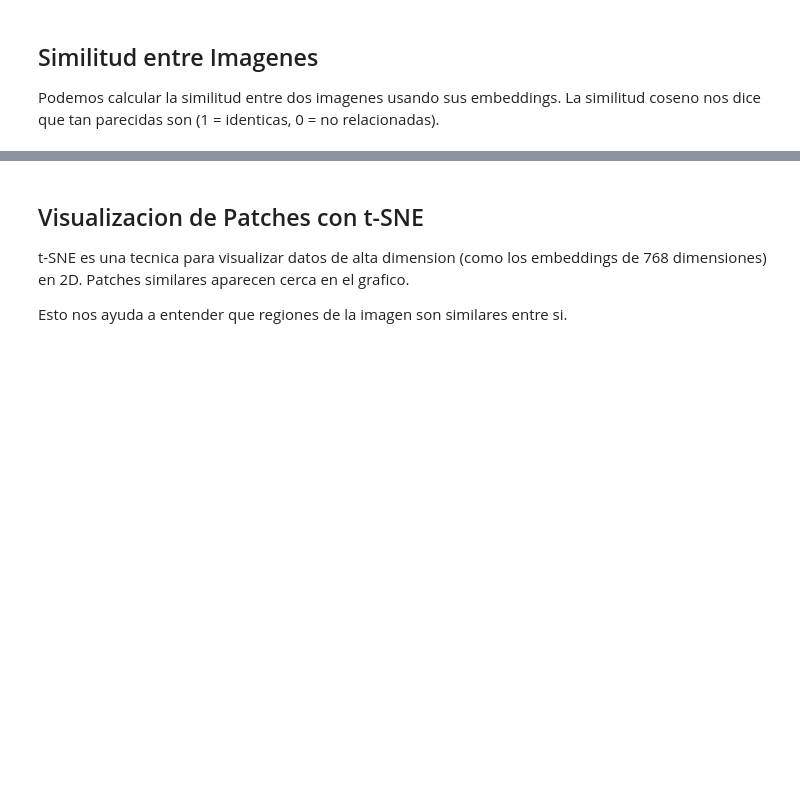
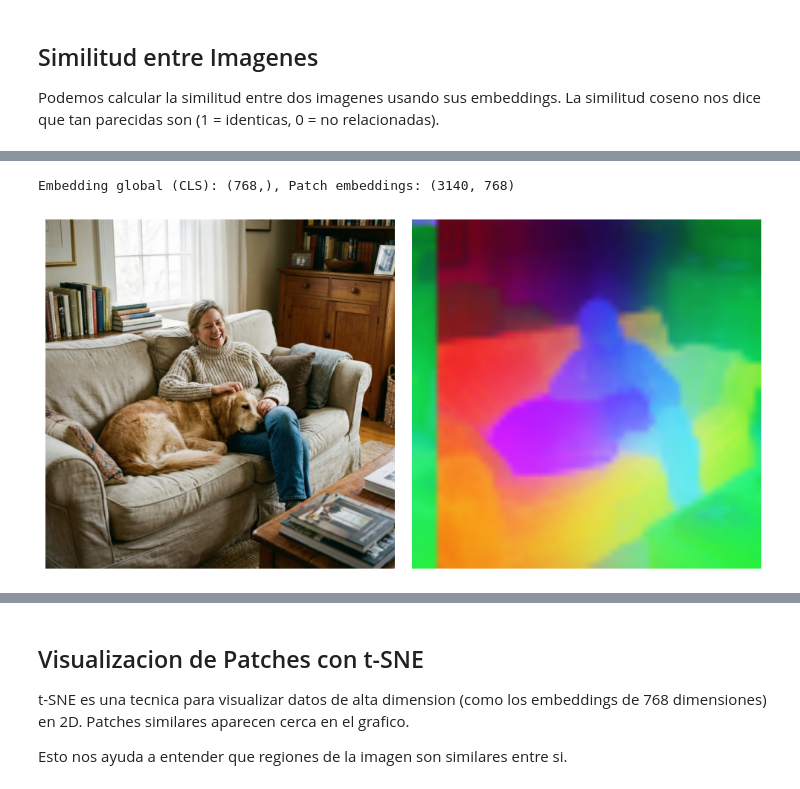
Before and after one commit to sergiovillanueva/Modelos_Fundacionales, a Jupyter notebook: 4_DINO.ipynb, the cells around one changed output, grey strips where cells are left out. Cells and saved outputs as stored; diff of their text form; code cells hidden in the pictures; blank space fills up the shorter version.

```diff
--- a/4_DINO.ipynb
+++ b/4_DINO.ipynb
@@ -256,0 +142,30 @@ Grid detectado: 10x20 = 200 parches (Ratio img: 1.00)
+# %%
+def visualize_embeddings(img):
+    """Visualiza los embeddings de parches con colores vibrantes usando PCA + sigmoid"""
+    _, patch_emb = extract_embeddings(img, False)
+
+    pixel_values = processor(images=img, return_tensors="pt", do_resize=False)["pixel_values"]
+    patch_size = model.config.patch_size
+    tokens_h = pixel_values.shape[-2] // patch_size
+    tokens_w = pixel_values.shape[-1] // patch_size
+    tokens_hw = tokens_h * tokens_w
+
+    # PCA y transformación sigmoid para colores vibrantes
+    pca = PCA(n_components=3, whiten=True)
+    pca_features = pca.fit_transform(patch_emb[:tokens_hw])
+    pca_tensor = torch.from_numpy(pca_features).view(tokens_h, tokens_w, 3)
+    img_pca_2d = torch.nn.functional.sigmoid(pca_tensor.mul(2.0)).numpy()
+
+    fig, axes = plt.subplots(1, 2, figsize=(10, 5))
+    axes[0].imshow(img)
+    axes[0].axis("off")
+    axes[1].imshow(img_pca_2d, interpolation="bilinear")
+    axes[1].axis("off")
+    plt.tight_layout()
+    plt.show()
+
+
+visualize_embeddings(image_person_dog)
+# %% [output]
+Embedding global (CLS): (768,), Patch embeddings: (3140, 768)
+[figure, added]
```
Also changed, not shown: parts of 10 cells of this notebook, 9 other files.
